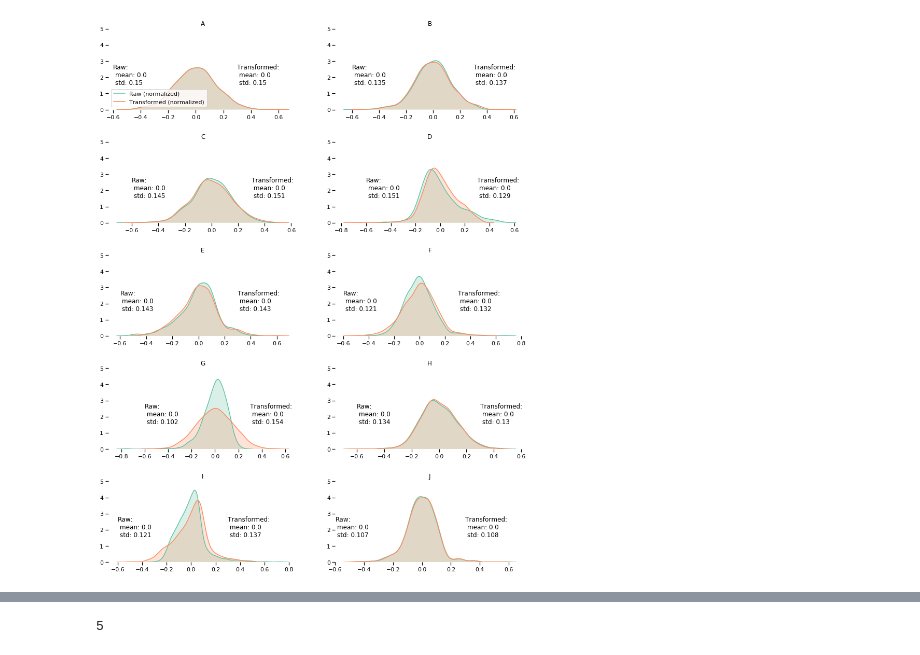
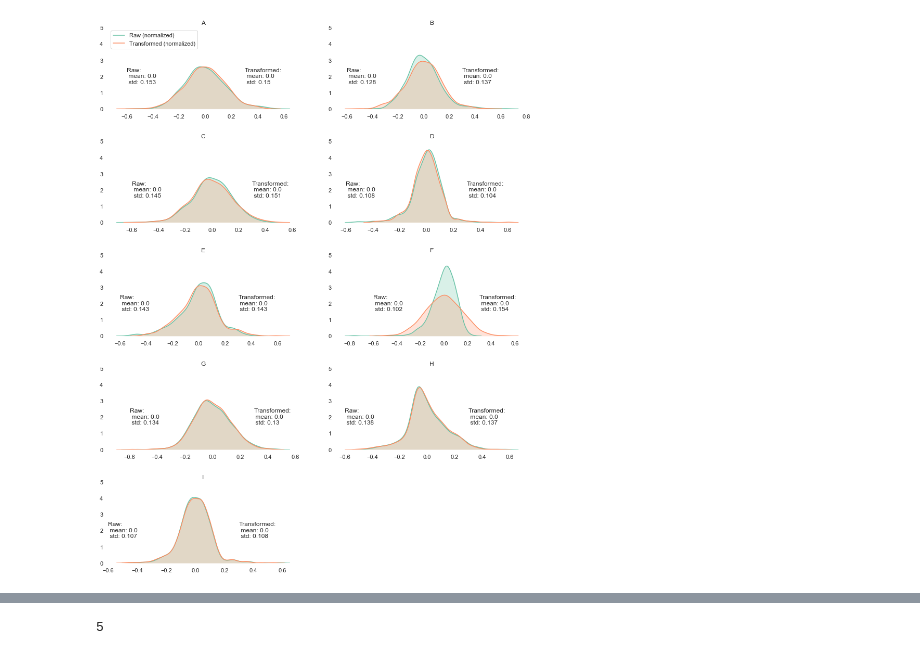
Before and after one commit to bistro-its-berkeley/BISTRO-Starter-Kit, a Jupyter notebook: utilities/RandomSearchResultsAnalysis.ipynb, the cells around one changed output, grey strips where cells are left out. Saved outputs shown, nothing was run; the diff lists cells and outputs as text; code cells hidden in the pictures.

```diff
--- a/utilities/RandomSearchResultsAnalysis.ipynb
+++ b/utilities/RandomSearchResultsAnalysis.ipynb
@@ -298,6 +308,8 @@ for experiment_type in experiment_types:
 wide_scores = pd.concat(wide_score_dfs,axis=0)
 wide_scores.iloc[:,:2]=np.reciprocal(wide_scores.iloc[:,:2])
 wide_scores['Level of service: costs and benefits'] = np.reciprocal(wide_scores['Level of service: costs and benefits'])
+# %%
+wide_scores = wide_scores.drop("Level of service: average on-demand ride wait times",axis=1)
 # %%
 import pandas as pd, numpy as np
 # wide_scores = pd.read_csv("img/random/wide-scores_random.csv")
@@ -318,9 +330,9 @@ sns.set_palette('Set1')
 
 fig, ax = plt.subplots()
 fig.set_size_inches(7,5)
-columns = ['A','B','C','D','E','F','G','H','I','J']
+columns = ['A','B','C','D','E','F','G','H','I']
 ser = []
-for i in range(10):
+for i in range(wide_scores.shape[1]):
     ser.append(wide_scores.T.iloc[i].values)
 sns.boxplot(y=ser,x=columns,orient='v',fliersize=8)
 plt.title('Aggregated Component Score Box Plots',fontsize=16)
@@ -348,7 +360,7 @@ for m,n in enumerate(views):
     fig = plt.figure(num=m,figsize=(20,20))
     ax = fig.add_subplot(1,1,1, projection='3d')
     nbins = 50
-    for i,z in enumerate([90,80,70,60,50,40,30, 20, 10, 0]):
+    for i,z in enumerate([80,70,60,50,40,30, 20, 10, 0]):
         ys = wide_scores.T.iloc[i]
 
         hist, bins = np.histogram(ys, bins=nbins)
@@ -370,5 +382,5 @@ for m,n in enumerate(views):
 # %%
-columns = ['A','B','C','D','E','F','G','H','I','J']
+columns = ['A','B','C','D','E','F','G','H','I']
 mins = np.nanmin(wide_scores.values.astype(float),axis=0)
 maxs = np.nanmax(wide_scores.values.astype(float),axis=0)
 denom = maxs-mins
@@ -438,36 +449,40 @@ sns.set_palette('Set2')
 
 fig,axes=plt.subplots(5,2,figsize=(12,15))
 fig.tight_layout()
 plt.subplots_adjust(wspace=0.2, hspace=0.4)
 
 i = 0
 for m in range(5):
     for n in range(2):
+        if i >= wide_scores.shape[1]:
+            break
         ax = axes[m][n]
         x = wide_scores.T.iloc[i].values
         xt, maxlog, interval=ss.boxcox(x,alpha=0.05)
 
         x1=x.reshape(x.shape[0])
         x1=(x1 - x1.mean()) / (x1.max() - x1.min())
 
         xt1=xt.reshape(x.shape[0])
         xt1=(xt1 - xt1.mean()) / (xt1.max() - xt1.min())
 
         sns.kdeplot(x1, shade=True, label="Raw (normalized)" ,ax=ax);
         sns.kdeplot(xt1, shade=True, label="Transformed (normalized)" ,ax=ax);
+
         ax.set_frame_on(False)
         ax.set_title(columns[i])
         ax.set_ylim(0.0,5.0)
         ax.annotate('Raw:\n mean: 0.0\n std: {:.3}'.format(x1.std()),(-0.6,1.55))
         ax.annotate('Transformed:\n mean: 0.0\n std: {:.3}'.format(xt1.std()),(0.3,1.55))
+        if i == wide_scores.shape[1]-1:
+            fig.delaxes(axes[m,n+1])
         if i!=0:
             ax.get_legend().remove()
         else:
-            ax.legend(loc='lower left')
+            ax.legend(loc='upper left')
         i+=1
-#             plt.show()
 # %% [output]
-[figure, old version]
+[figure, new version]
 # %%
 def make_subset_score_df(fn, score_df):
     subset_score_series = score_df.iloc[fn(score_df.values,0)]
```
Also changed, not shown: parts of 35 cells of this notebook, 1 other file.
